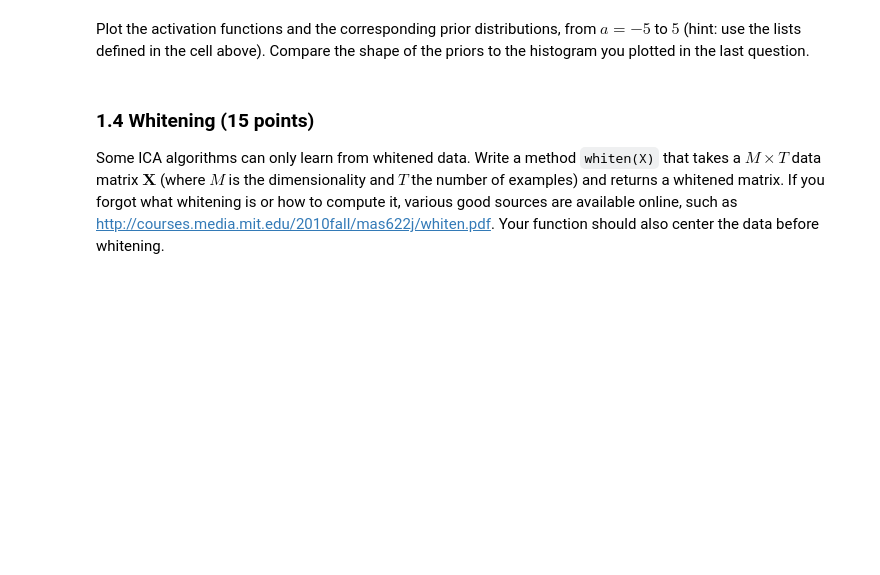
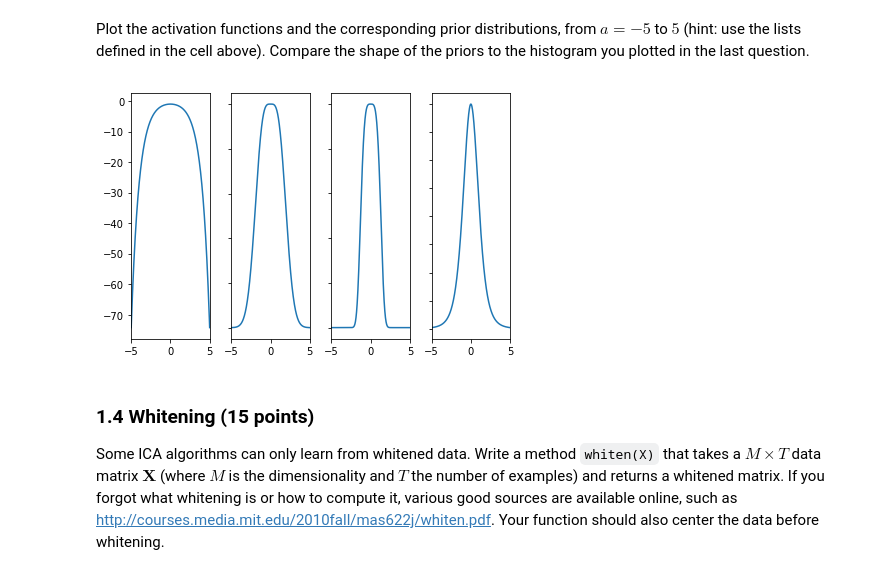
Before and after one commit to DAAAAAAAAAAAAAAAAN/ml2labs, a Jupyter notebook: lab1/lab1.ipynb, the cells around one changed output. Drawn from its saved outputs; the diff is of its cells as text; code cells hidden in the pictures; blank space fills up the shorter version.

```diff
--- a/lab1/lab1.ipynb
+++ b/lab1/lab1.ipynb
@@ -132,29 +207,25 @@ def phi_0(a):
     return -np.tanh(a)
 
 def p_0(a):
-    # YOUR CODE HERE
-    raise NotImplementedError()
+    return -np.cosh(a)
 # %%
 def phi_1(a):
     return -a + np.tanh(a)
 
 def p_1(a):
-    # YOUR CODE HERE
-    raise NotImplementedError()
+    return np.cosh(a) * np.exp(-0.5*(a**2))
 # %%
 def phi_2(a):
     return -a**3
 
 def p_2(a):
-    # YOUR CODE HERE
-    raise NotImplementedError()
+    return np.exp(-0.25*(a**4))
 # %%
 def phi_3(a):
     return -6*a / (a**2 + 5)
 
 def p_3(a):
-    # YOUR CODE HERE
-    raise NotImplementedError()
+    return (a**2 + 5)**(-3)
 # %%
 activation_functions = [phi_0, phi_1, phi_2, phi_3]
 priors = [p_0, p_1, p_2, p_3]
@@ -173,3 +238,30 @@ raise NotImplementedError()
+# %%
+### 1.3 Implicit priors (continued)
+a = np.linspace(-5, 5, 1000)
+
+# YOUR CODE HERE
+def plot_actv(a, priors, fig=plt.figure()):
+    '''Plot the activation functions with the corresponding prioirs
+
+    Args:
+        a: (list) the activation functions
+        priors: (list of func) List with priors.
+        fig, optional: (matplotlib.pyplot.figure)
+            Figure to plot in.
+
+    '''
+    rows = len(priors)
+#     wh = int(np.ceil(np.sqrt(rows)));
+    for i, prior in enumerate(priors):
+        ax = fig.add_subplot(1, rows, i+1);
+        ax.plot(a, prior(a))
+        if i > 0:
+            plt.setp(ax.get_yticklabels(), visible=False);
+        ax.set_xlim([-5, 5]);
+    plt.tight_layout()
+plot_actv(a, priors)
+# %% [output]
+[figure, added]
 # %% [markdown]
 ### 1.4 Whitening (15 points)
 Some ICA algorithms can only learn from whitened data. Write a method `whiten(X)` that takes a $M \times T$ data matrix $\mathbf{X}$ (where $M$ is the dimensionality and $T$ the number of examples) and returns a whitened matrix. If you forgot what whitening is or how to compute it, various good sources are available online, such as http://courses.media.mit.edu/2010fall/mas622j/whiten.pdf. Your function should also center the data before whitening.
```
Also changed, not shown: parts of 13 cells of this notebook.
